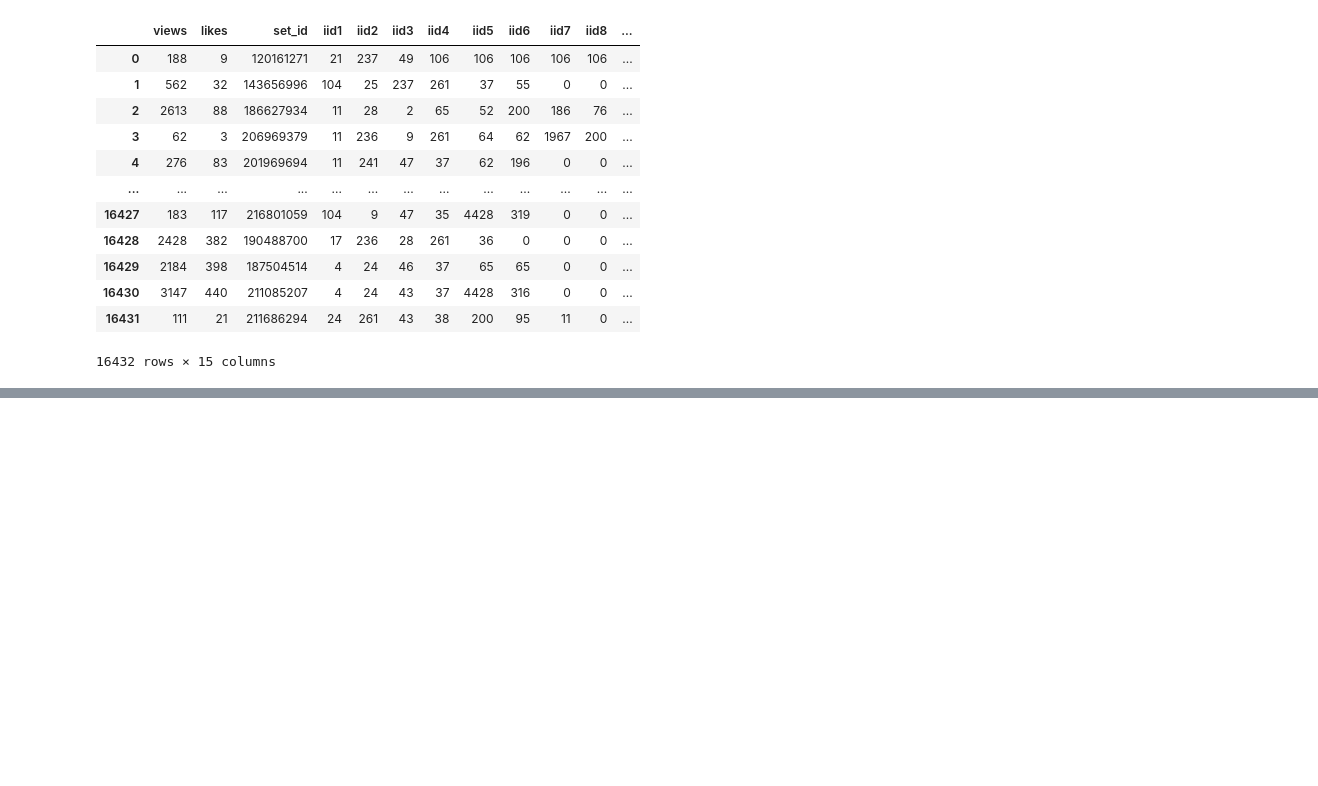
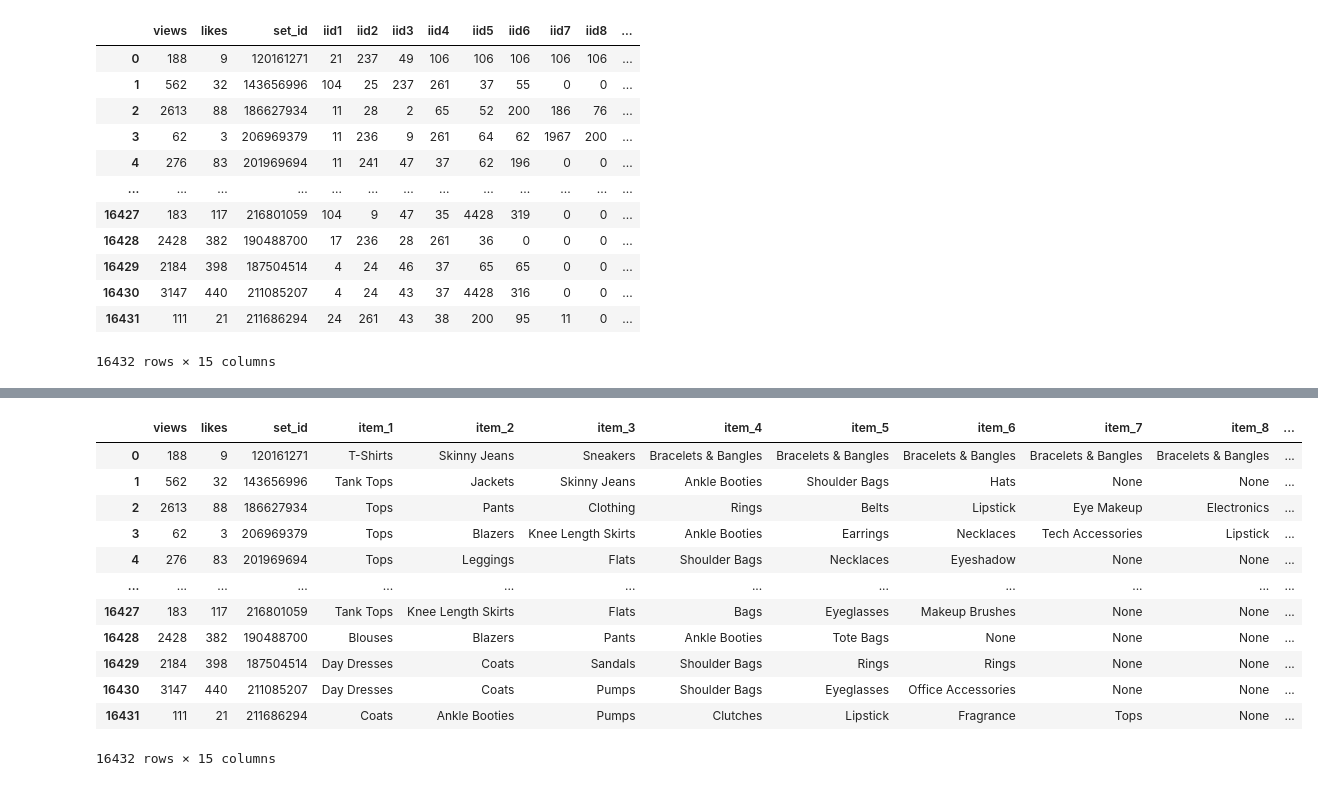
Before and after one commit to BellaEsc/polyvore_mlproject, a Jupyter notebook: tidying.ipynb, the cells around one changed output, grey strips where cells are left out. Drawn from its saved outputs; the diff is of its cells as text; code cells hidden in the pictures; blank space fills up the shorter version.

Commit message:
replaced iid with corresponding item names

```diff
--- a/tidying.ipynb
+++ b/tidying.ipynb
@@ -234 +237,32 @@ df3
+# %%
+import re
+id_table = pd.read_csv('polyvore_data/category_id.txt',
+                       header=None,
+                       engine= 'python',
+                       delimiter = r'^([^\s]*)\s')
+id_table2 = id_table.drop(columns = 0).rename(columns = {1: 'iid', 2: 'item_name'}).set_index('iid')
+id_table2
+
+df4 = df3.copy(deep=True)
+#df4['iid1'] = df4['iid1'].map(id_table2['item_name'])
+
+for i in range(1,9):
+    df4['iid'+str(i)] = df4['iid'+str(i)].map(id_table2['item_name'])
+    df4.rename(columns = {'iid'+str(i): 'item_'+str(i)}, inplace=True)
+
+df4
+# %% [output]
+|  | views | likes | set_id | item_1 | item_2 | item_3 | item_4 | item_5 | item_6 | item_7 | item_8 | ... |
+| 0 | 188 | 9 | 120161271 | T-Shirts | Skinny Jeans | Sneakers | Bracelets & Bangles | Bracelets & Bangles | Bracelets & Bangles | Bracelets & Bangles | Bracelets & Bangles | ... |
+| 1 | 562 | 32 | 143656996 | Tank Tops | Jackets | Skinny Jeans | Ankle Booties | Shoulder Bags | Hats | None | None | ... |
+| 2 | 2613 | 88 | 186627934 | Tops | Pants | Clothing | Rings | Belts | Lipstick | Eye Makeup | Electronics | ... |
+| 3 | 62 | 3 | 206969379 | Tops | Blazers | Knee Length Skirts | Ankle Booties | Earrings | Necklaces | Tech Accessories | Lipstick | ... |
+| 4 | 276 | 83 | 201969694 | Tops | Leggings | Flats | Shoulder Bags | Necklaces | Eyeshadow | None | None | ... |
+| ... | ... | ... | ... | ... | ... | ... | ... | ... | ... | ... | ... | ... |
+| 16427 | 183 | 117 | 216801059 | Tank Tops | Knee Length Skirts | Flats | Bags | Eyeglasses | Makeup Brushes | None | None | ... |
+| 16428 | 2428 | 382 | 190488700 | Blouses | Blazers | Pants | Ankle Booties | Tote Bags | None | None | None | ... |
+| 16429 | 2184 | 398 | 187504514 | Day Dresses | Coats | Sandals | Shoulder Bags | Rings | Rings | None | None | ... |
+| 16430 | 3147 | 440 | 211085207 | Day Dresses | Coats | Pumps | Shoulder Bags | Eyeglasses | Office Accessories | None | None | ... |
+| 16431 | 111 | 21 | 211686294 | Coats | Ankle Booties | Pumps | Clutches | Lipstick | Fragrance | Tops | None | ... |
+16432 rows × 15 columns
 # %%
```
Also changed, not shown: parts of 2 cells of this notebook, 4 other files.
